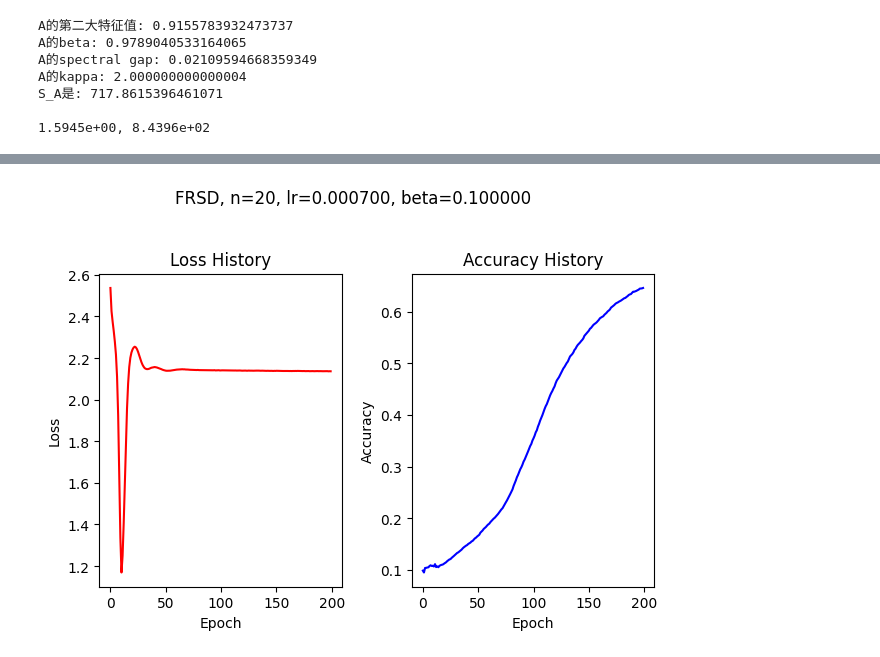
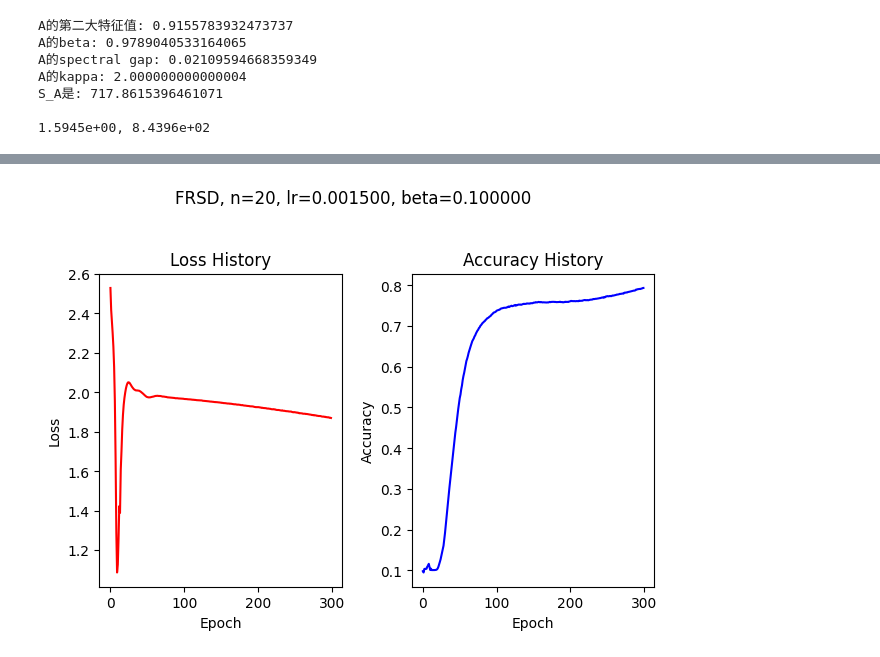
Before and after one commit to Luoxiaogan/PullSum_MNIST, a Jupyter notebook: code/神经网络实验/MNIST最终实验/新的实验/Ring3, 大异质性.ipynb, the cells around one changed output, grey strips where cells are left out. Saved outputs shown, nothing was run; the diff lists cells and outputs as text; code cells hidden in the pictures.

```diff
--- a/code/神经网络实验/MNIST最终实验/新的实验/Ring3, 大异质性.ipynb
+++ b/code/神经网络实验/MNIST最终实验/新的实验/Ring3, 大异质性.ipynb
@@ -36,7 +36,7 @@ B=get_B(A=A,u=2*n,n=n)
 show_row(A)
 _,__=test_row(A,epochs=1000)
 print(f"{_:.4e}, {__:.4e}")
-h_data,y_data,X_test,y_test=prepare_node_20_hard_linear_mix(p1=0.92, seed=42)
+h_data,y_data,X_test,y_test=prepare_node_20_hard_linear_mix(p1=0.8, seed=42)
 # %% [output]
 A的第二大特征值: 0.9155783932473737
 A的beta: 0.9789040533164065
@@ -85,19 +89,19 @@ Diag_l1, Diag_a1 = train_PullDiag(
 # %%
-FRSD_l1,FRSD_a1 = train_FRSD(
+FRSD_l1, FRSD_a1 = train_FRSD(
     n=n,
     A=A,
     model_class=MNISTClassifier_4layer_2,
     seed_for_model=49,
     criterion_class=nn.CrossEntropyLoss,
-    epochs=200,
-    lr=7e-4,
+    epochs=300,
+    lr=1.5e-3,
     beta=0.1,
     X_train_data=h_data,
     y_train_data=y_data,
     X_test_data=X_test,
     y_test_data=y_test,
     compute_accuracy=compute_accuracy_with_average_model,
     show_graph=True
 )
 # %% [output]
-[figure, old version]
+[figure, new version]
```
Also changed, not shown: parts of 18 cells of this notebook, 8 other files.
